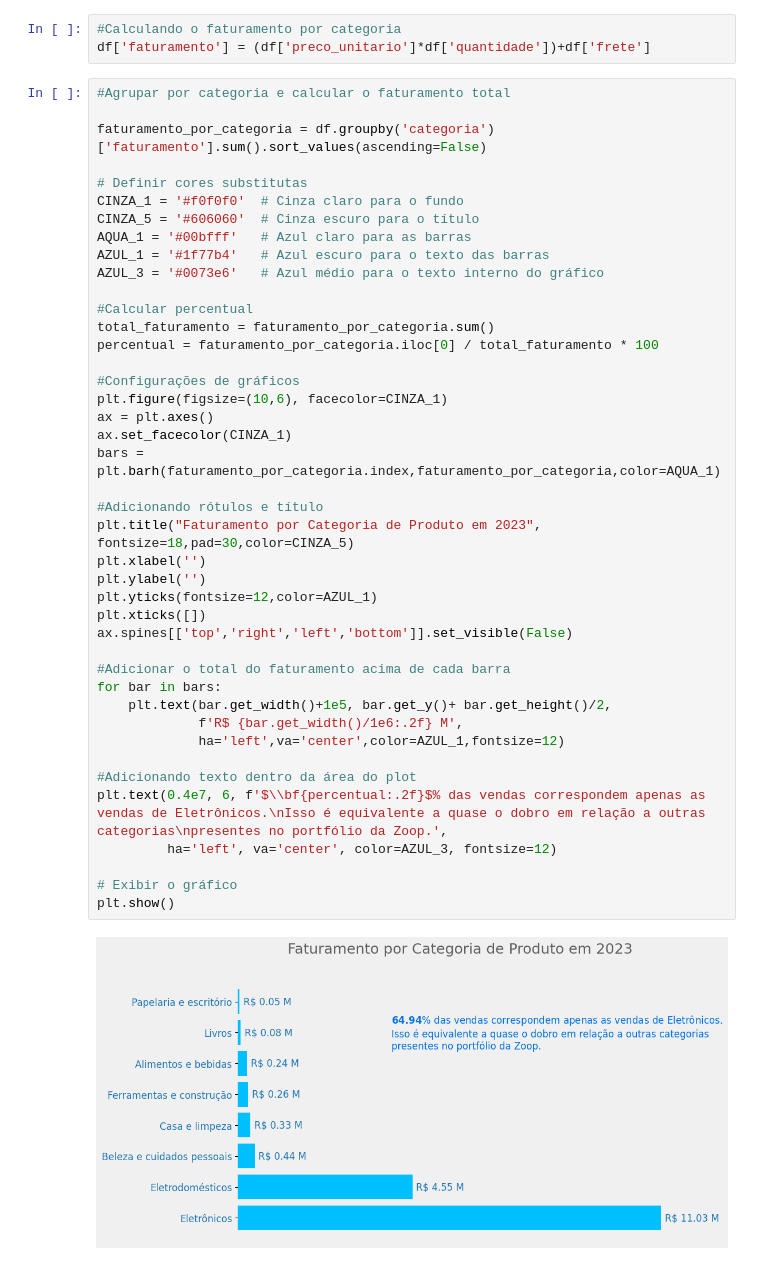
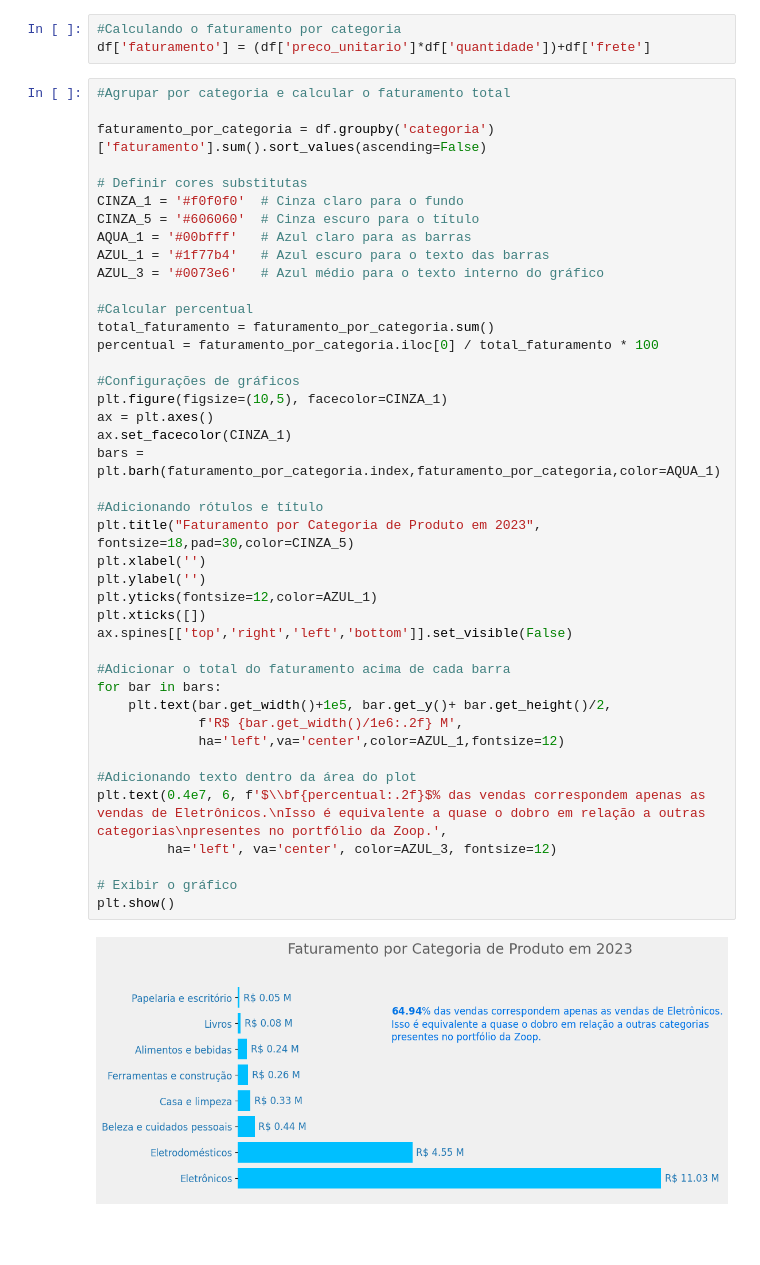
Before and after one commit to Jackvs720v/BigDataIA, a Jupyter notebook: aula10/aula9.ipynb, the cells around one changed output. Drawn from its saved outputs; the diff is of its cells as text; blank space fills up the shorter version.

```diff
--- a/aula10/aula9.ipynb
+++ b/aula10/aula9.ipynb
@@ -262,35 +262,35 @@ AZUL_3 = '#0073e6'   # Azul médio para o texto interno do gráfico
 #Calcular percentual
 total_faturamento = faturamento_por_categoria.sum()
 percentual = faturamento_por_categoria.iloc[0] / total_faturamento * 100
 
 #Configurações de gráficos
-plt.figure(figsize=(10,6), facecolor=CINZA_1)
+plt.figure(figsize=(10,5), facecolor=CINZA_1)
 ax = plt.axes()
 ax.set_facecolor(CINZA_1)
 bars = plt.barh(faturamento_por_categoria.index,faturamento_por_categoria,color=AQUA_1)
 
 #Adicionando rótulos e título
 plt.title("Faturamento por Categoria de Produto em 2023", fontsize=18,pad=30,color=CINZA_5)
 plt.xlabel('')
 plt.ylabel('')
 plt.yticks(fontsize=12,color=AZUL_1)
 plt.xticks([])
 ax.spines[['top','right','left','bottom']].set_visible(False)
 
 #Adicionar o total do faturamento acima de cada barra
 for bar in bars:
     plt.text(bar.get_width()+1e5, bar.get_y()+ bar.get_height()/2,
              f'R$ {bar.get_width()/1e6:.2f} M',
              ha='left',va='center',color=AZUL_1,fontsize=12)
 
 #Adicionando texto dentro da área do plot
 plt.text(0.4e7, 6, f'$\\bf{percentual:.2f}$% das vendas correspondem apenas as vendas de Eletrônicos.\nIsso é equivalente a quase o dobro em relação a outras categorias\npresentes no portfólio da Zoop.',
          ha='left', va='center', color=AZUL_3, fontsize=12)
 
 # Exibir o gráfico
 plt.show()
 # %% [output]
-[figure, old version]
+[figure, new version]
 # %%
 #Dicionario dos meses
 meses = {
```
Also changed, not shown: parts of 10 cells of this notebook.
